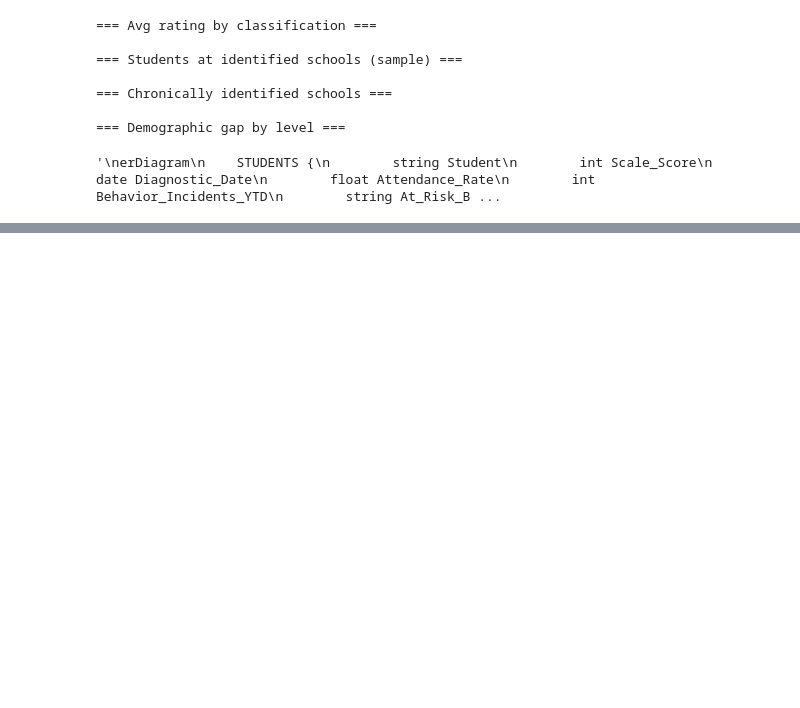
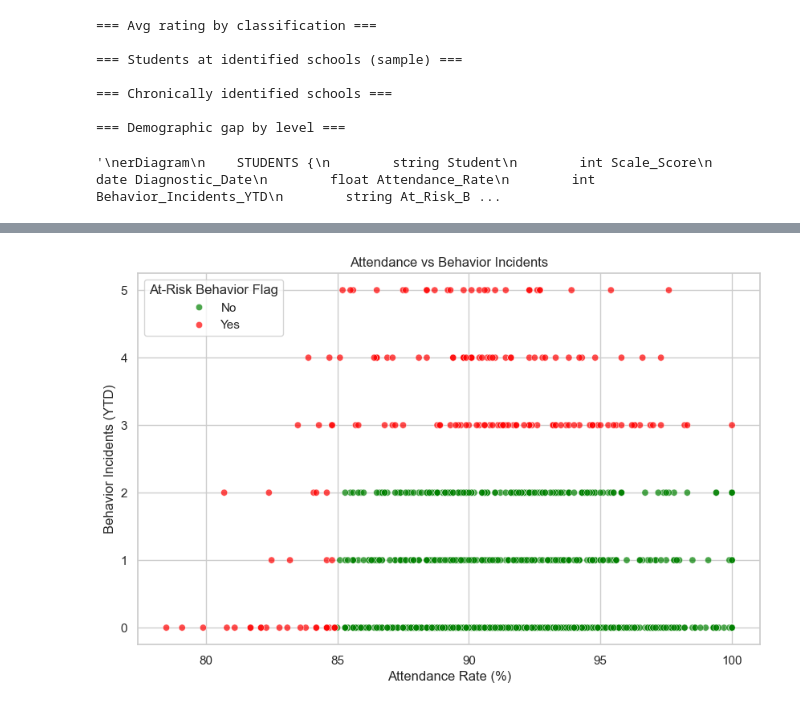
Before and after one commit to peklein1/Tracking-Progress-Throughout-Elementary-School, a Jupyter notebook: Notebooks/schooldata.ipynb, the cells around one changed output, grey strips where cells are left out. Saved outputs shown, nothing was run; the diff lists cells and outputs as text; code cells hidden in the pictures; blank space fills up the shorter version.

Commit message:
added in visuals

```diff
--- a/Notebooks/schooldata.ipynb
+++ b/Notebooks/schooldata.ipynb
@@ -603,0 +663,90 @@ sns.set_style("whitegrid")
+# %%
+from pathlib import Path
+
+plt.figure(figsize=(10,6))
+try:
+    # If df_diag already exists, this will do nothing; otherwise attempt robust loading.
+    if "df_diag" in globals():
+        df_diag
+    else:
+        # try known file candidates first
+        candidates = []
+        candidates += list(globals().get("candidate_paths") or [])
+        candidates += list(globals().get("candidates_to_try") or [])
+        candidates += list(globals().get("search_paths") or [])
+        candidates = [Path(p) for p in candidates if p]
+        students_file = next((p for p in candidates if p.exists()), None)
+
+        if students_file:
+            if students_file.suffix.lower() in (".xls", ".xlsx"):
+                df_diag = pd.read_excel(students_file)
+            else:
+                df_diag = pd.read_csv(students_file)
+            print(f"Loaded diagnostics from: {students_file}")
+        else:
+            # fallback: check the DB for the table before querying
+            with sqlite3.connect(str(DB_PATH)) as _conn:
+                tables = [t[0] for t in _conn.execute("SELECT name FROM sqlite_master WHERE type='table';").fetchall()]
+                if "student_diagnostics" in tables:
+                    df_diag = pd.read_sql_query("SELECT * FROM student_diagnostics", _conn)
+                    print(f"Loaded diagnostics from DB table student_diagnostics in {DB_PATH}")
+                else:
+                    # search known DB locations for the table and try to load it
+                    candidates = [Path(DB_PATH)] + [Path(p) for p in globals().get("db_candidates", [])]
+                    candidates += [Path.cwd() / "db" / "capstone.db", Path.cwd() / "schooldata.db", Path.cwd().parent / "schooldata.db"]
+                    available_tables = {}
+                    found_path = None
+                    for candidate in candidates:
+                        if not candidate or not Path(candidate).exists():
+                            continue
+                        try:
+                            with sqlite3.connect(str(candidate)) as c2:
+                                tbls = [t[0] for t in c2.execute("SELECT name FROM sqlite_master WHERE type='table';").fetchall()]
+                                available_tables[str(candidate)] = tbls
+                                if "student_diagnostics" in tbls:
+                                    found_path = candidate
+                                    df_diag = pd.read_sql_query("SELECT * FROM student_diagnostics", c2)
+                                    DB_PATH = Path(candidate)
+                                    print(f"Loaded diagnostics from DB table student_diagnostics in {DB_PATH}")
+                                    break
+                        except Exception:
+                            continue
+                    if found_path is None:
+                        # as a last resort, search the project tree for any .db that contains the table
+                        project_root = globals().get("project_root", Path.cwd())
+                        for candidate_db in sorted(project_root.rglob("*.db")):
+                            try:
+                                with sqlite3.connect(str(candidate_db)) as c3:
+                                    tbls = [t[0] for t in c3.execute("SELECT name FROM sqlite_master WHERE type='table';").fetchall()]
+                                    available_tables[str(candidate_db)] = tbls
+                                    if "student_diagnostics" in tbls:
+                                        df_diag = pd.read_sql_query("SELECT * FROM student_diagnostics", c3)
+                                        DB_PATH = candidate_db
+                                        found_path = candidate_db
+                                        print(f"Loaded diagnostics from DB table student_diagnostics in {DB_PATH}")
+                                        break
+                            except Exception:
+                                continue
+                        if found_path is None:
+                            raise RuntimeError(
+                                f"student_diagnostics table not found in {DB_PATH}; checked candidates and found: {available_tables}"
+                            )
+except NameError:
+    with sqlite3.connect(str(DB_PATH)) as _conn:
+        df_diag = pd.read_sql_query("SELECT * FROM student_diagnostics", _conn)
+
+sns.scatterplot(
+    data=df_diag,
+    x="Attendance Rate (%)",
+    y="Behavior Incidents (YTD)",
+    hue="At-Risk Behavior Flag",
+    palette={"Yes": "red", "No": "green"},
+    alpha=0.7
+)
+
+plt.title("Attendance vs Behavior Incidents")
+plt.xlabel("Attendance Rate (%)")
+plt.ylabel("Behavior Incidents (YTD)")
+plt.grid(True)
+plt.show()
+# %% [output]
@@ -603,0 +754 @@ sns.set_style("whitegrid")
+[figure, added]
```
Also changed, not shown: parts of 14 cells of this notebook, 2 other files.
